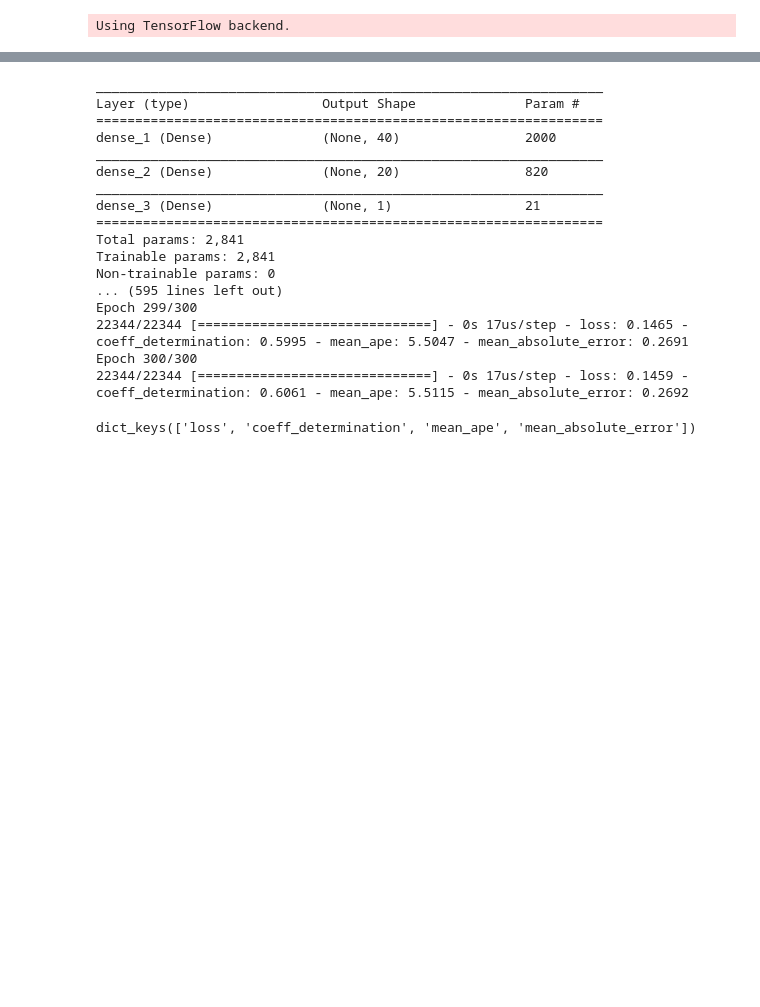
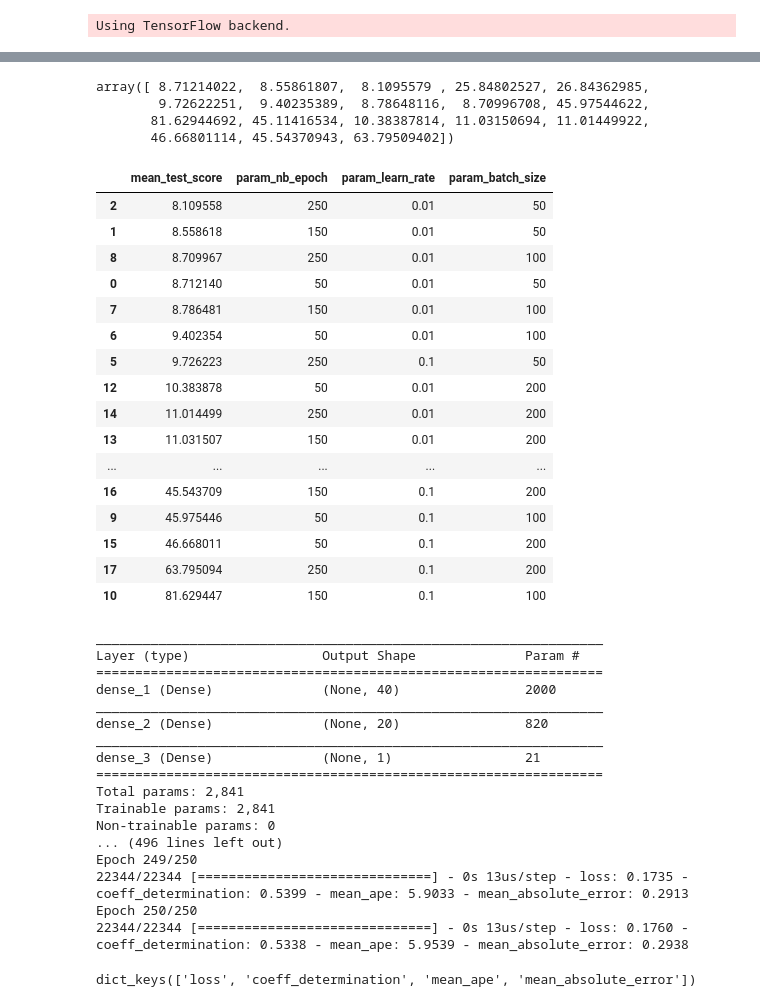
Before and after one commit to xinxinmo/DataXMerckChallenge, a Jupyter notebook: scripts/DATA_X_Baseline_ANN_50_features.ipynb, the cells around one changed output, grey strips where cells are left out. Drawn from its saved outputs; the diff is of its cells as text; code cells hidden in the pictures; blank space fills up the shorter version.

```diff
--- a/scripts/DATA_X_Baseline_ANN_50_features.ipynb
+++ b/scripts/DATA_X_Baseline_ANN_50_features.ipynb
@@ -62,0 +70,19 @@ model = Sequential()
+# %%
+def build_model(learn_rate):
+    model = keras.models.Sequential();
+    model.add(keras.layers.core.Dense(units = 40, activation='relu', input_dim = 49));
+    model.add(keras.layers.core.Dense(units=20, activation = 'relu'))
+    model.add(keras.layers.core.Dense(1, activation = 'relu'));
+    adam = Adam(lr=learn_rate, beta_1=0.9, beta_2=0.999, epsilon=None, decay=0.0, amsgrad=False);
+    model.compile(optimizer=adam,loss='mean_squared_error')
+    return model
+# %%
+regressor = KerasRegressor(build_fn=build_model)
+# %%
+from sklearn.model_selection import RandomizedSearchCV
+parameters ={'batch_size':[50,100,200],
+            'nb_epoch':[50,150,250],
+            'learn_rate':[0.01,0.1]}
+random_search= RandomizedSearchCV(estimator=regressor, param_distributions=parameters,n_jobs=-1,cv=5, scoring = mape_func, n_iter=18)
+# %%
+random_search.fit(x, y)
@@ -62,0 +99,29 @@ model = Sequential()
+# %%
+random_search.cv_results_['mean_test_score']
+# %% [output]
+array([ 8.71214022,  8.55861807,  8.1095579 , 25.84802527, 26.84362985,
+        9.72622251,  9.40235389,  8.78648116,  8.70996708, 45.97544622,
+       81.62944692, 45.11416534, 10.38387814, 11.03150694, 11.01449922,
+       46.66801114, 45.54370943, 63.79509402])
+# %%
+gridsearchdf = pd.DataFrame(random_search.cv_results_)
+results = gridsearchdf[['mean_test_score','param_nb_epoch','param_learn_rate','param_batch_size']].sort_values('mean_test_score')
+results
+# %% [output]
+|  | mean_test_score | param_nb_epoch | param_learn_rate | param_batch_size |
+| 2 | 8.109558 | 250 | 0.01 | 50 |
+| 1 | 8.558618 | 150 | 0.01 | 50 |
+| 8 | 8.709967 | 250 | 0.01 | 100 |
+| 0 | 8.712140 | 50 | 0.01 | 50 |
+| 7 | 8.786481 | 150 | 0.01 | 100 |
+| 6 | 9.402354 | 50 | 0.01 | 100 |
+| 5 | 9.726223 | 250 | 0.1 | 50 |
+| 12 | 10.383878 | 50 | 0.01 | 200 |
+| 14 | 11.014499 | 250 | 0.01 | 200 |
+| 13 | 11.031507 | 150 | 0.01 | 200 |
+| ... | ... | ... | ... | ... |
+| 16 | 45.543709 | 150 | 0.1 | 200 |
+| 9 | 45.975446 | 50 | 0.1 | 100 |
+| 15 | 46.668011 | 50 | 0.1 | 200 |
+| 17 | 63.795094 | 250 | 0.1 | 200 |
+| 10 | 81.629447 | 150 | 0.1 | 100 |
@@ -63,15 +130,13 @@ model = Sequential()
 # %%
 #Keras model
-from tensorflow.keras.layers import Dense
-from keras.optimizers import Adam
-for epochs in [300]:
+for epochs in [250]:
     for batch in [50]:
         K.clear_session()
         model = keras.models.Sequential();
         model.add(keras.layers.core.Dense(units = 40, activation='relu', input_dim = 49));
         model.add(keras.layers.core.Dense(units=20, activation = 'relu'))
         model.add(keras.layers.core.Dense(1, activation = 'relu'));
-        adam = Adam(lr=0.001, beta_1=0.9, beta_2=0.999, epsilon=None, decay=0.0, amsgrad=False);
+        adam = Adam(lr=0.01, beta_1=0.9, beta_2=0.999, epsilon=None, decay=0.0, amsgrad=False);
         model.compile(loss="mean_squared_error", optimizer=adam, metrics = [coeff_determination, mean_ape,'mae']);
         print(model.summary(), 'Epochs = ', epochs, 'Batch =', batch);
         history = model.fit(X_train, Y_train, epochs = epochs, batch_size= batch, verbose = 1);
@@ -89,11 +154,11 @@ dense_3 (Dense)              (None, 1)                 21
 Total params: 2,841
 Trainable params: 2,841
 Non-trainable params: 0
-... (595 lines left out)
-Epoch 299/300
-22344/22344 [==============================] - 0s 17us/step - loss: 0.1465 - coeff_determination: 0.5995 - mean_ape: 5.5047 - mean_absolute_error: 0.2691
-Epoch 300/300
-22344/22344 [==============================] - 0s 17us/step - loss: 0.1459 - coeff_determination: 0.6061 - mean_ape: 5.5115 - mean_absolute_error: 0.2692
+... (496 lines left out)
+Epoch 249/250
+22344/22344 [==============================] - 0s 13us/step - loss: 0.1735 - coeff_determination: 0.5399 - mean_ape: 5.9033 - mean_absolute_error: 0.2913
+Epoch 250/250
+22344/22344 [==============================] - 0s 13us/step - loss: 0.1760 - coeff_determination: 0.5338 - mean_ape: 5.9539 - mean_absolute_error: 0.2938
 # %%
 print(history.history.keys())
 # %% [output]
```
Also changed, not shown: parts of 15 cells of this notebook, 2 other files.
